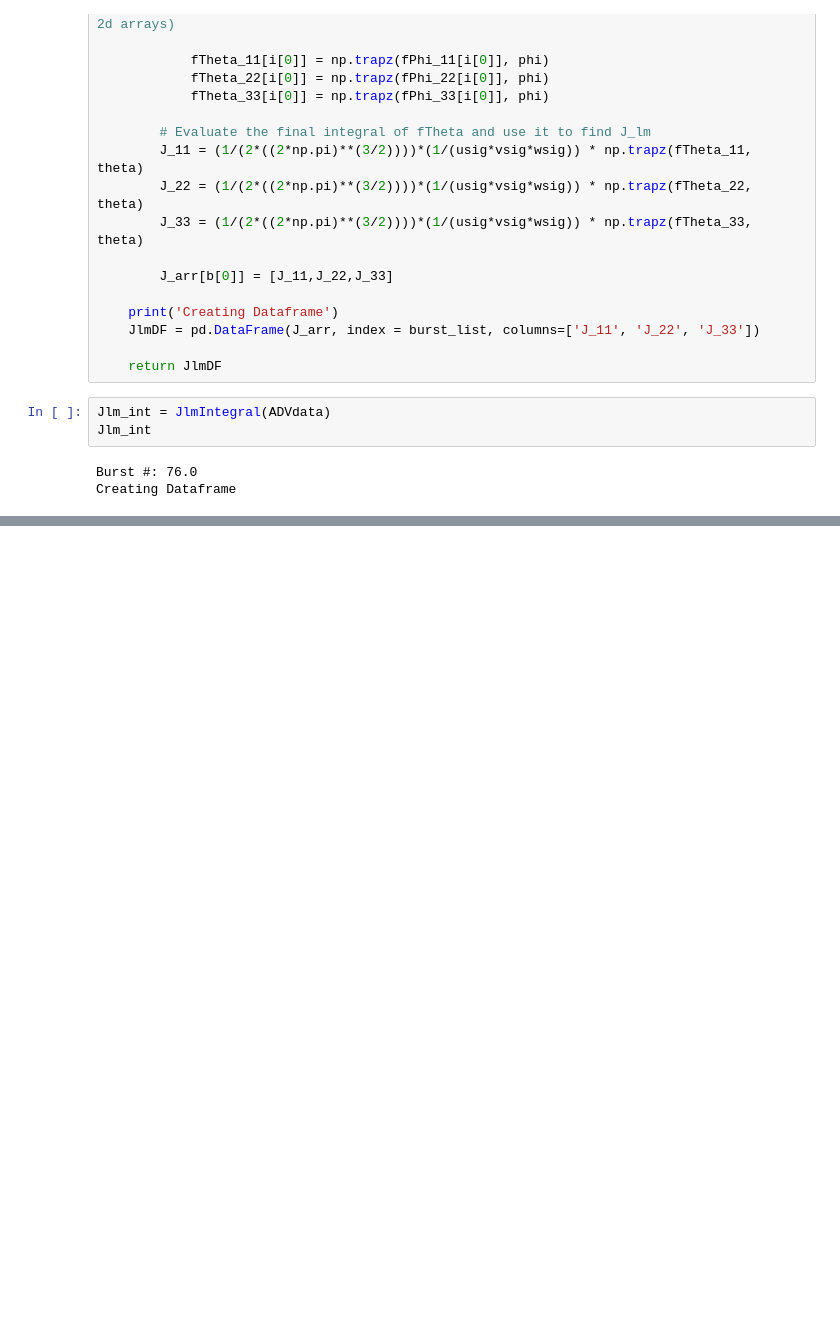
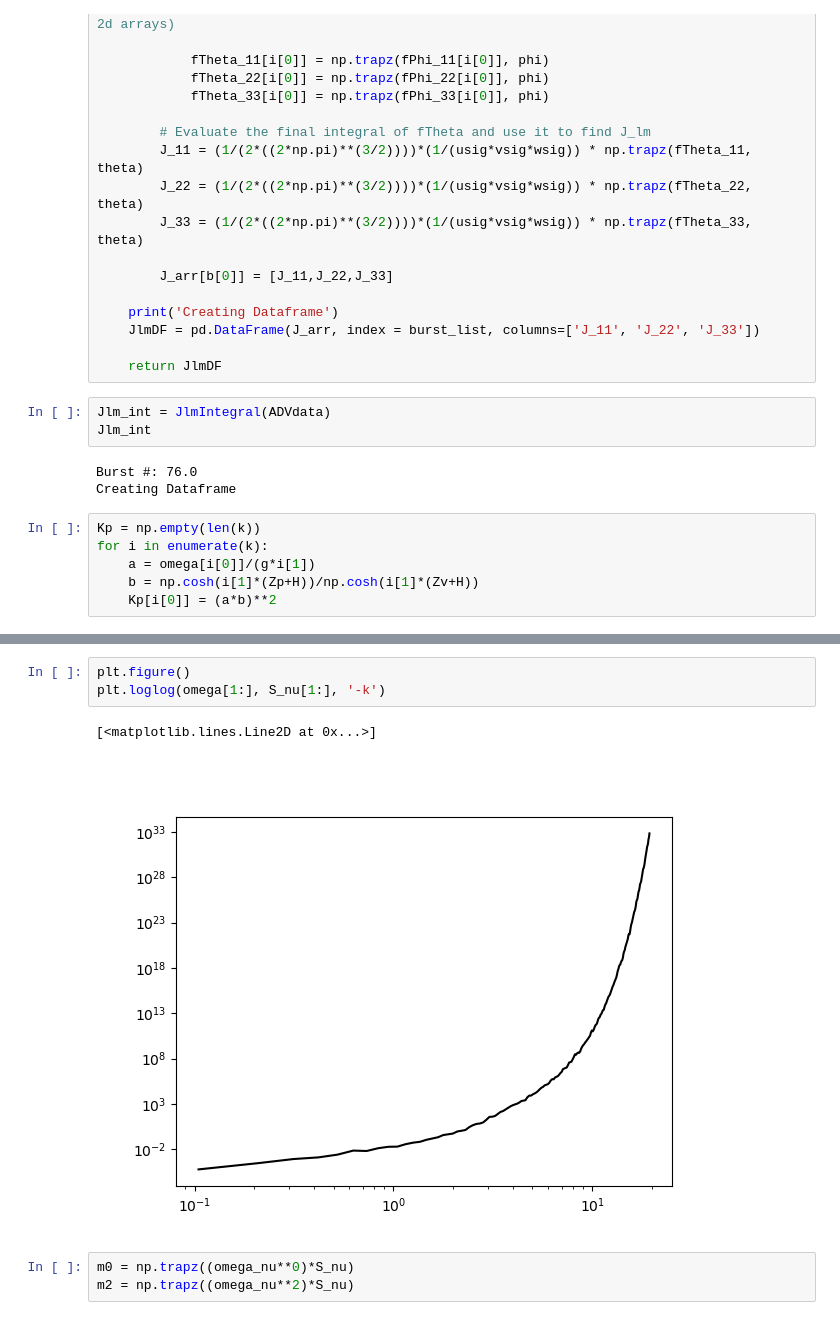
Before and after one commit to lagrady/Kelp-Forest-Hydrodynamics, a Jupyter notebook: notebooks/TD_demo.ipynb, the cells around one changed output, grey strips where cells are left out. Drawn from its saved outputs; the diff is of its cells as text; blank space fills up the shorter version.

```diff
--- a/notebooks/TD_demo.ipynb
+++ b/notebooks/TD_demo.ipynb
@@ -828,3 +833,9 @@ Jlm_int
 # %% [output]
 Burst #: 76.0
 Creating Dataframe
+# %%
+Kp = np.empty(len(k))
+for i in enumerate(k):
+    a = omega[i[0]]/(g*i[1])
+    b = np.cosh(i[1]*(Zp+H))/np.cosh(i[1]*(Zv+H))
+    Kp[i[0]] = (a*b)**2
@@ -830,0 +851,9 @@ Creating Dataframe
+# %%
+plt.figure()
+plt.loglog(omega[1:], S_nu[1:], '-k')
+# %% [output]
+[<matplotlib.lines.Line2D at 0x...>]
+[figure, added]
+# %%
+m0 = np.trapz((omega_nu**0)*S_nu)
+m2 = np.trapz((omega_nu**2)*S_nu)
```
Also changed, not shown: parts of 13 cells of this notebook, 1 other file.
